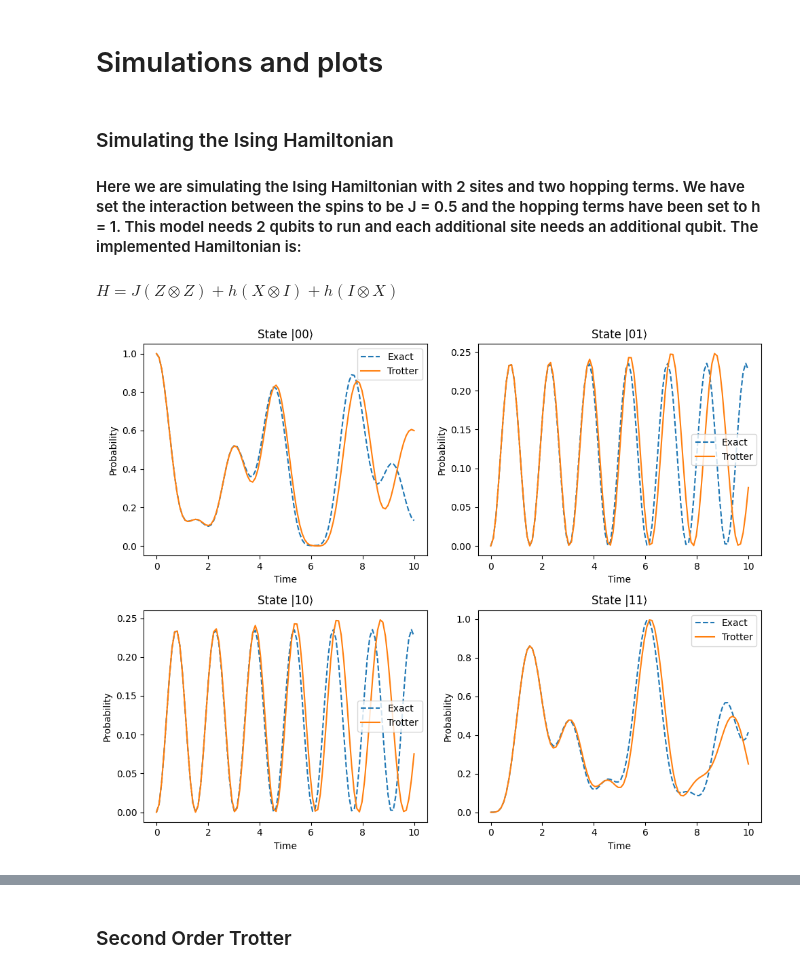
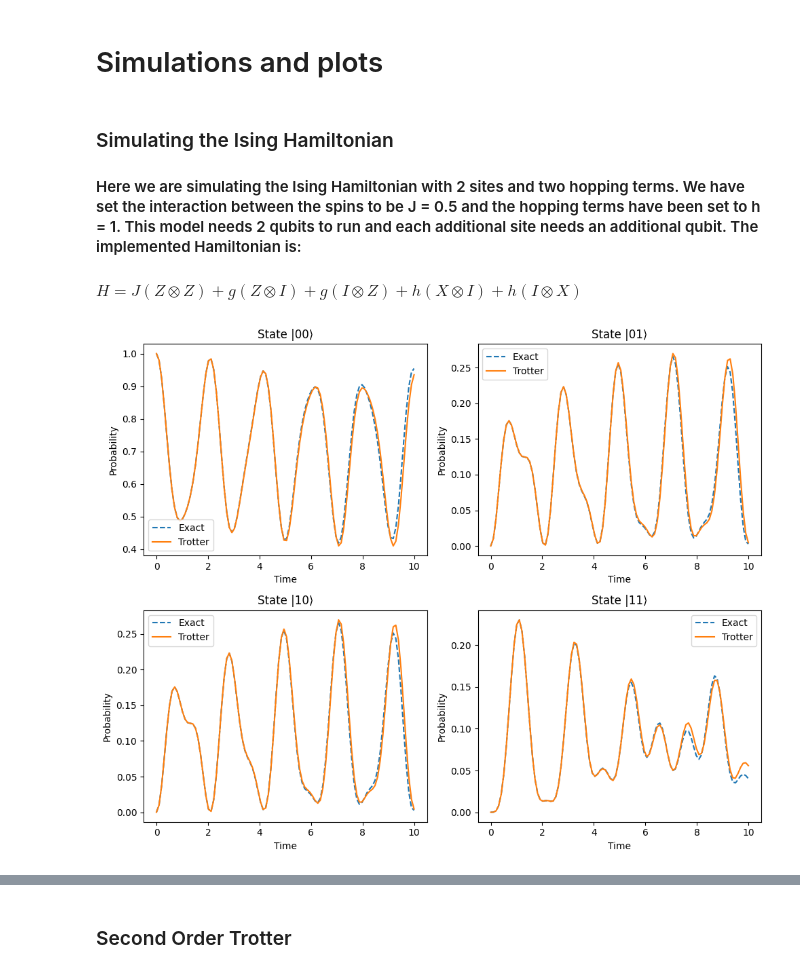
Before and after one commit to AugustGliese/SCIQIS-Project, a Jupyter notebook: python-files/main.ipynb, the cells around one changed output, grey strips where cells are left out. Cells and saved outputs as stored; diff of their text form; code cells hidden in the pictures.

Commit message:
Second order Hamiltonian works + clean up in class

```diff
--- a/python-files/main.ipynb
+++ b/python-files/main.ipynb
@@ -307,14 +212,15 @@ def operator_norm(U_exact, U_trotter):
 # %% [markdown]
 ### Simulating the Ising Hamiltonian
 #### Here we are simulating the Ising Hamiltonian with 2 sites and two hopping terms. We have set the interaction between the spins to be J = 0.5 and the hopping terms have been set to h = 1. This model needs 2 qubits to run and each additional site needs an additional qubit. The implemented Hamiltonian is:
-#### $H = J (Z \otimes Z) + h (X \otimes I) + h (I \otimes X)$
+#### $H = J (Z \otimes Z) + g (Z \otimes I) + g (I \otimes Z) + h (X \otimes I) + h (I \otimes X)$
 # %%
 ## Physical quantaties
 J = 0.5
+g = 1
 h = 1
 
 #Ising Hamiltonian for 2 sites
-hamiltonian = 'J * np.kron(Z, Z) + h * np.kron(X, I) + h * np.kron(I, X)'
+hamiltonian = 'J * np.kron(Z, Z) + g * np.kron(Z, I) + g * np.kron(I, Z) + h * np.kron(X, I) + h * np.kron(I, X)'
 
 #Ising Hamiltonian for 3 sites
 #hamiltonian = 'J * kron_all(Z, Z, Z) + h * kron_all(X, I, I) + h * kron_all(I, X, I) + h * kron_all(I, I, X)'
@@ -326,33 +232,33 @@ n = 2
 qc = QuantumCircuit(n)
 
 #max time
 t_max = 10
 dt = 0.1
 
 #exact time evolution
 probabilities_exact, time, psi_exact, U_exact = qc.exact_time_evo(hamiltonian, t_max = t_max, dt = dt)
 
 #trotter time evolution
-trotter_steps = 10
+trotter_steps = 50
 probalitities_trotter, time, psi_trotter, U_trotter = qc.trotter_time_evo(hamiltonian, trotter_steps = trotter_steps, t_max = t_max, dt = dt)
 
 #plotting
 fig, axes = plt.subplots(n, n, figsize=(10, 8))
 axes = axes.flatten()  #So we can index axes[0]..axes[3]
 
 states = [format(i, f"0{n}b") for i in range(2**n)]  #Create a bit string for given state
 
 for i, state in enumerate(states):
     ax = axes[i]
     ax.plot(time, probabilities_exact[:, i], label="Exact", linestyle="--")
     ax.plot(time, probalitities_trotter[:, i], label="Trotter")
     ax.set_title(f"State |{state}⟩")
     ax.set_xlabel("Time")
     ax.set_ylabel("Probability")
     ax.legend()
 
 plt.tight_layout()
 plt.show()
 # %% [output]
-[figure, old version]
+[figure, new version]
 # %%
```
Also changed, not shown: parts of 16 cells of this notebook, 1 other file.
